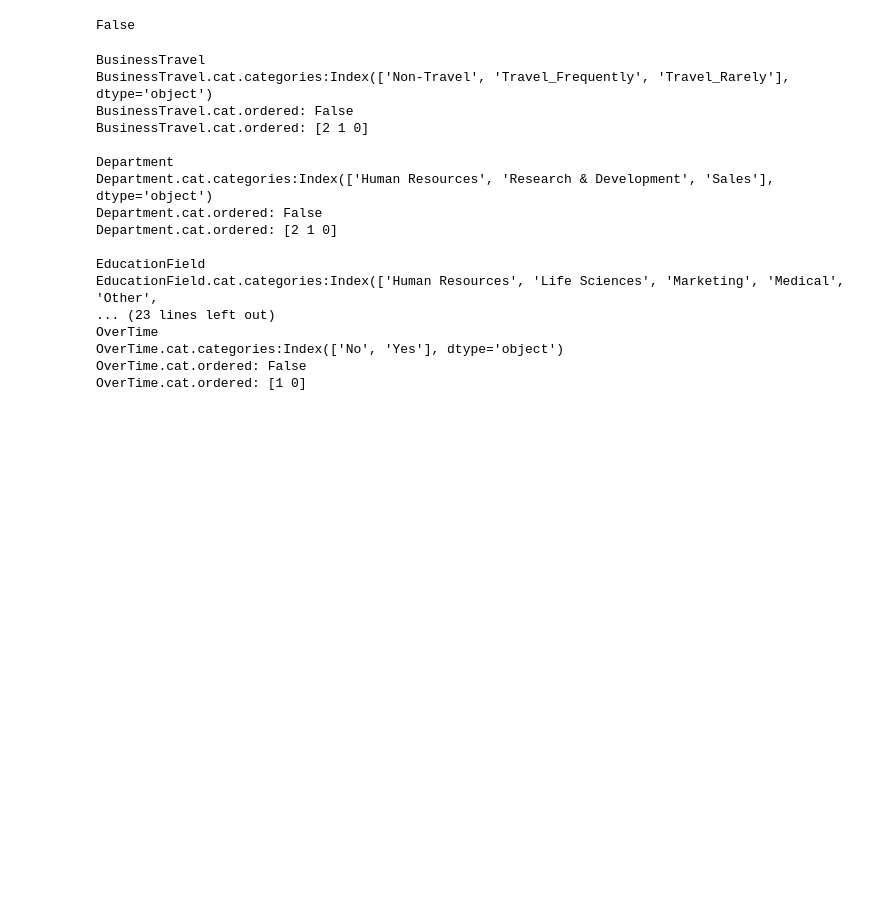
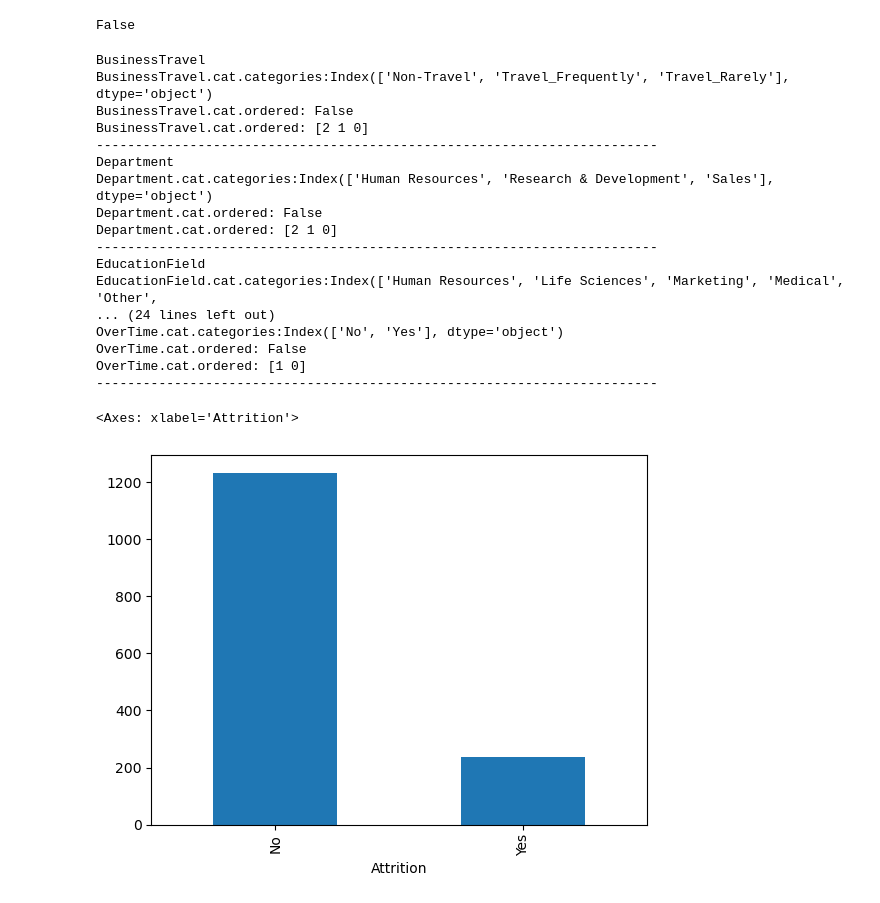
Before and after one commit to kiwsley/ciencia_de_dados, a Jupyter notebook: pandas/14_projeto_ibm_01_reconhecendo_a_base_inicio.ipynb, the cells around one changed output. Saved outputs shown, nothing was run; the diff lists cells and outputs as text; code cells hidden in the pictures; blank space fills up the shorter version.

```diff
--- a/pandas/14_projeto_ibm_01_reconhecendo_a_base_inicio.ipynb
+++ b/pandas/14_projeto_ibm_01_reconhecendo_a_base_inicio.ipynb
@@ -447,22 +447,27 @@ for coluna in dados.select_dtypes(include="category"):
     print(f"{coluna}.cat.categories:{dados[coluna].cat.categories}")
     print(f"{coluna}.cat.ordered: {dados[coluna].cat.ordered}")
     print(f"{coluna}.cat.ordered: {dados[coluna].cat.codes.unique()}")
-    print()
+    print("------------------------------------------------------------------------")
 # %% [output]
 BusinessTravel
 BusinessTravel.cat.categories:Index(['Non-Travel', 'Travel_Frequently', 'Travel_Rarely'], dtype='object')
 BusinessTravel.cat.ordered: False
 BusinessTravel.cat.ordered: [2 1 0]
-
+------------------------------------------------------------------------
 Department
 Department.cat.categories:Index(['Human Resources', 'Research & Development', 'Sales'], dtype='object')
 Department.cat.ordered: False
 Department.cat.ordered: [2 1 0]
-
+------------------------------------------------------------------------
 EducationField
 EducationField.cat.categories:Index(['Human Resources', 'Life Sciences', 'Marketing', 'Medical', 'Other',
-... (23 lines left out)
-OverTime
+... (24 lines left out)
 OverTime.cat.categories:Index(['No', 'Yes'], dtype='object')
 OverTime.cat.ordered: False
 OverTime.cat.ordered: [1 0]
+------------------------------------------------------------------------
+# %%
+dados["Attrition"].value_counts().plot(kind='bar')
+# %% [output]
+<Axes: xlabel='Attrition'>
+[figure, added]
```
Also changed, not shown: parts of 25 cells of this notebook.
